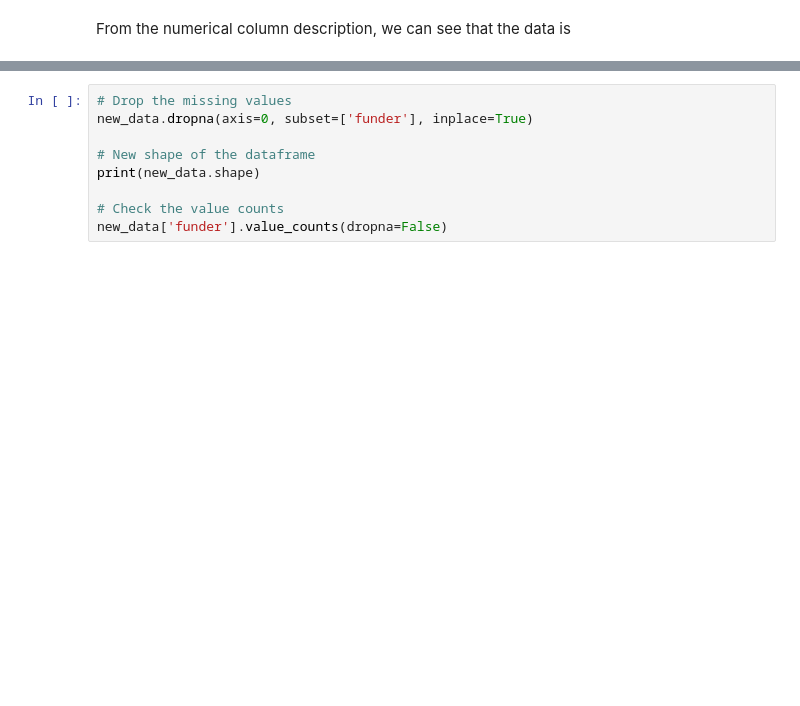
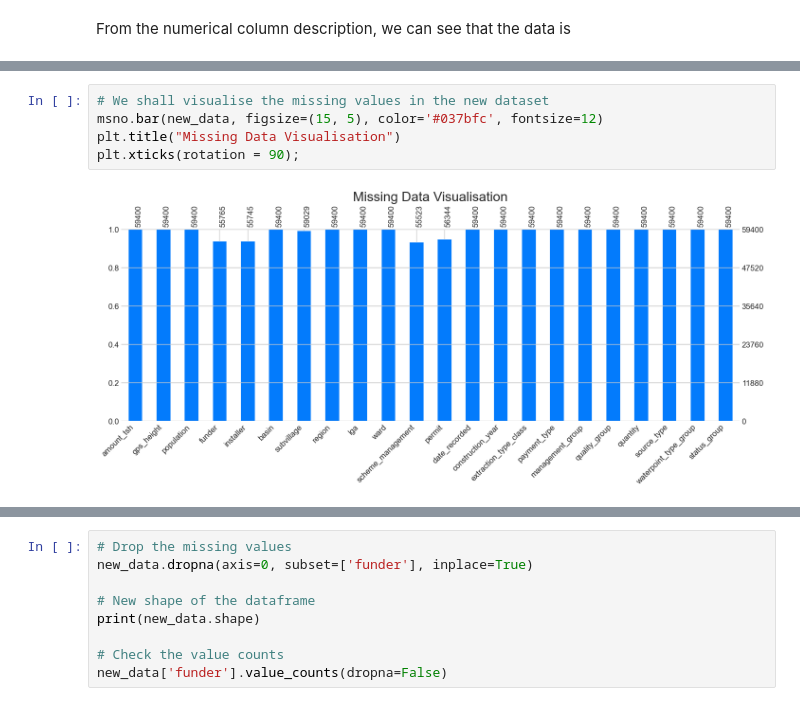
Before and after one commit to femikamau/Tanzanian-Water-Wells-Prediction, a Jupyter notebook: index.ipynb, the cells around one changed output, grey strips where cells are left out. Saved outputs shown, nothing was run; the diff lists cells and outputs as text; blank space fills up the shorter version.

```diff
--- a/index.ipynb
+++ b/index.ipynb
@@ -280,0 +280,7 @@ new_data.head()
+# %%
+# We shall visualise the missing values in the new dataset
+msno.bar(new_data, figsize=(15, 5), color='#037bfc', fontsize=12)
+plt.title("Missing Data Visualisation")
+plt.xticks(rotation = 90);
+# %% [output]
+[figure, added]
```
Also changed, not shown: parts of 83 cells of this notebook.
